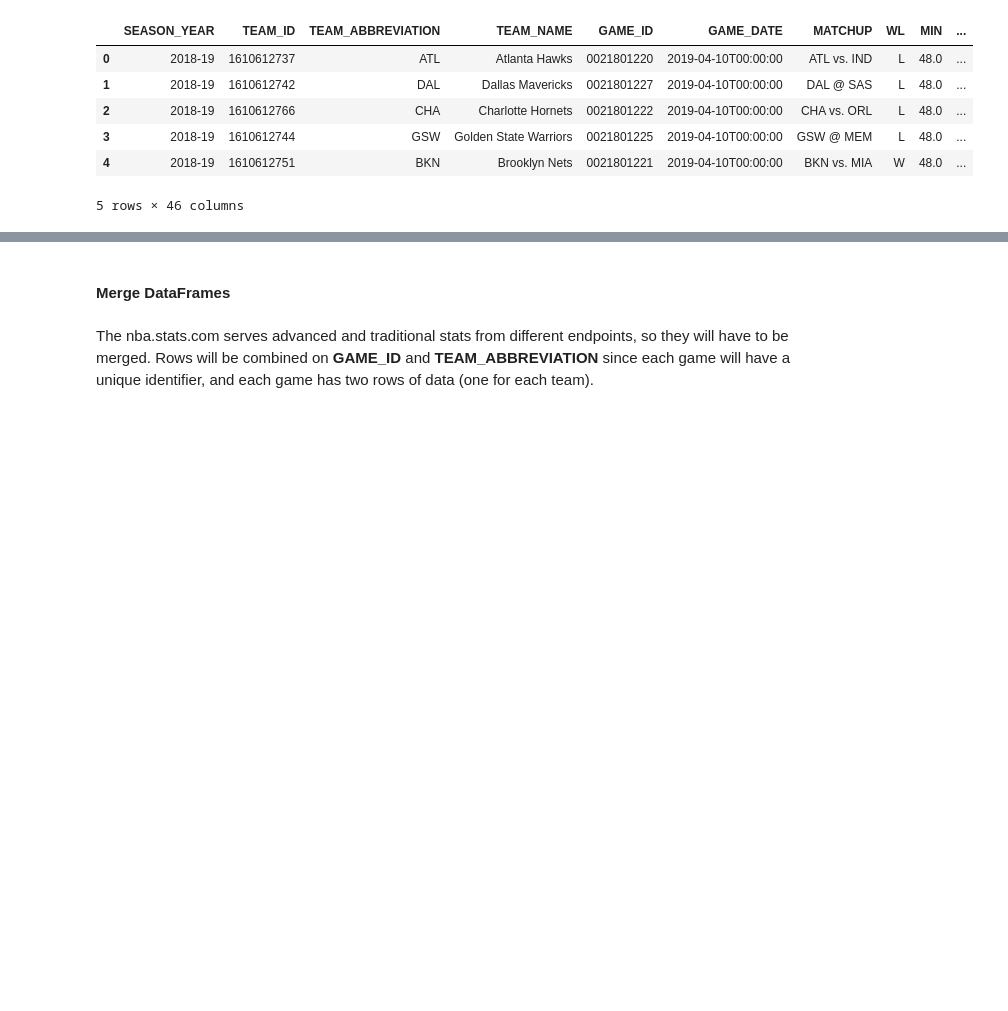
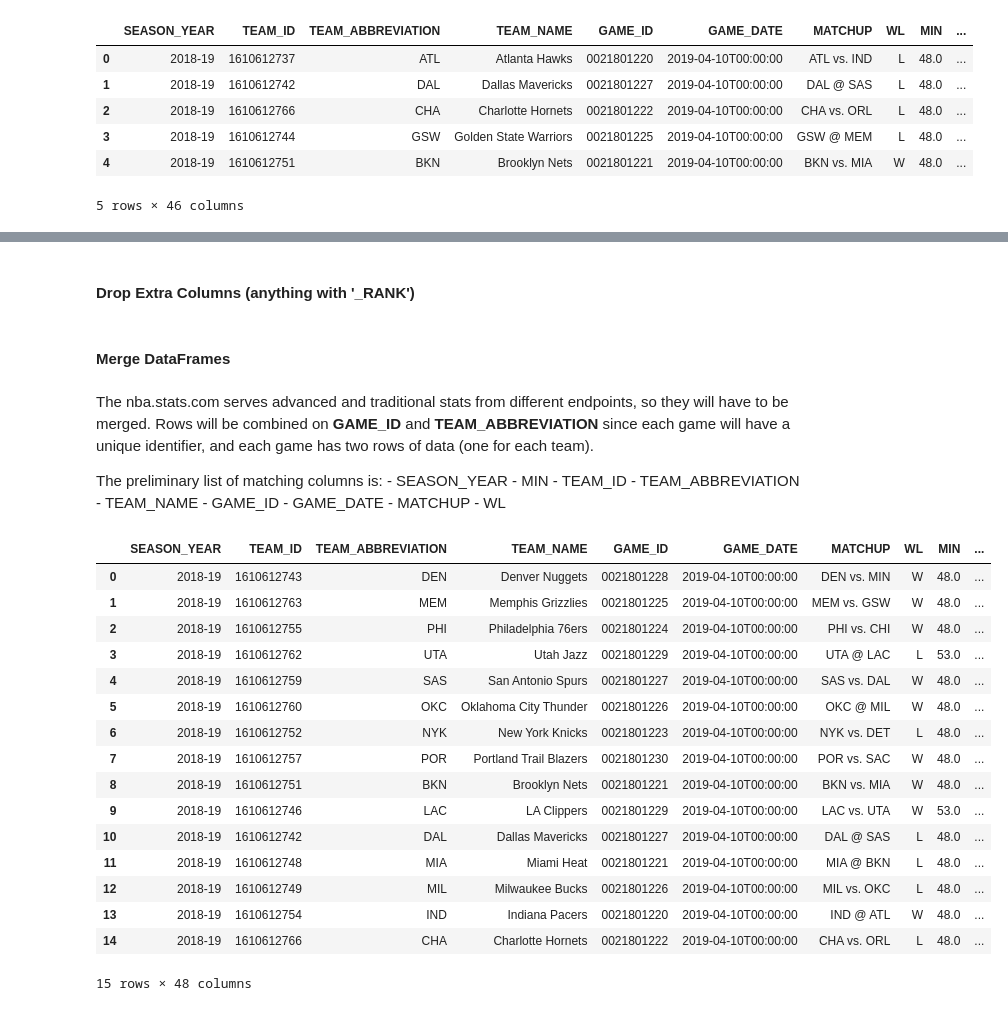
Before and after one commit to whitcrrd/mod03_project, a Jupyter notebook: api.ipynb, the cells around one changed output, grey strips where cells are left out. Saved outputs shown, nothing was run; the diff lists cells and outputs as text; code cells hidden in the pictures; blank space fills up the shorter version.

Commit message:
merged dfs

```diff
--- a/api.ipynb
+++ b/api.ipynb
@@ -99,0 +121,2 @@ nba_advanced_df.head(5)
+# %%
+nba_trad_df = nba_trad_df[nba_trad_df.columns.drop(list(nba_trad_df.filter(regex='_RANK')))]
@@ -99,0 +144,2 @@ nba_advanced_df.head(5)
+# %%
+nba_adv_df = nba_adv_df[nba_adv_df.columns.drop(list(nba_adv_df.filter(regex='_RANK')))]
@@ -100,4 +167,44 @@ nba_advanced_df.head(5)
+# %% [markdown]
+#### Drop Extra Columns (anything with '_RANK')
+# %%
+nba_trad_df = nba_trad_df[nba_trad_df.columns.drop(list(nba_trad_df.filter(regex='_RANK')))]
+nba_adv_df = nba_adv_df[nba_adv_df.columns.drop(list(nba_adv_df.filter(regex='_RANK')))]
 # %% [markdown]
 #### Merge DataFrames
 # %% [markdown]
 The nba.stats.com serves advanced and traditional stats from different endpoints, so they will have to be merged.  Rows will be combined on **GAME_ID** and **TEAM_ABBREVIATION** since each game will have a unique identifier, and each game has two rows of data (one for each team).
+
+The preliminary list of matching columns is:
+    - SEASON_YEAR
+    - MIN
+    - TEAM_ID
+    - TEAM_ABBREVIATION
+    - TEAM_NAME
+    - GAME_ID
+    - GAME_DATE
+    - MATCHUP
+    - WL
+# %%
+dup_columns = ["SEASON_YEAR", "MIN", "TEAM_ID", "TEAM_ABBREVIATION", "TEAM_NAME", "GAME_ID", "GAME_DATE", "MATCHUP", "WL"]
+merged = nba_trad_df.merge(nba_adv_df, how='inner', on=dup_columns)
+# merged = nba_trad_df.merge(nba_adv_df, how='inner', on=['GAME_ID', 'TEAM_ABBREVIATION', 'TEAM_NAME', 'GAME_DATE', 'MATCHUP'])
+# %%
+merged.head(15)
+# %% [output]
+|  | SEASON_YEAR | TEAM_ID | TEAM_ABBREVIATION | TEAM_NAME | GAME_ID | GAME_DATE | MATCHUP | WL | MIN | ... |
+| 0 | 2018-19 | 1610612743 | DEN | Denver Nuggets | 0021801228 | 2019-04-10T00:00:00 | DEN vs. MIN | W | 48.0 | ... |
+| 1 | 2018-19 | 1610612763 | MEM | Memphis Grizzlies | 0021801225 | 2019-04-10T00:00:00 | MEM vs. GSW | W | 48.0 | ... |
+| 2 | 2018-19 | 1610612755 | PHI | Philadelphia 76ers | 0021801224 | 2019-04-10T00:00:00 | PHI vs. CHI | W | 48.0 | ... |
+| 3 | 2018-19 | 1610612762 | UTA | Utah Jazz | 0021801229 | 2019-04-10T00:00:00 | UTA @ LAC | L | 53.0 | ... |
+| 4 | 2018-19 | 1610612759 | SAS | San Antonio Spurs | 0021801227 | 2019-04-10T00:00:00 | SAS vs. DAL | W | 48.0 | ... |
+| 5 | 2018-19 | 1610612760 | OKC | Oklahoma City Thunder | 0021801226 | 2019-04-10T00:00:00 | OKC @ MIL | W | 48.0 | ... |
+| 6 | 2018-19 | 1610612752 | NYK | New York Knicks | 0021801223 | 2019-04-10T00:00:00 | NYK vs. DET | L | 48.0 | ... |
+| 7 | 2018-19 | 1610612757 | POR | Portland Trail Blazers | 0021801230 | 2019-04-10T00:00:00 | POR vs. SAC | W | 48.0 | ... |
+| 8 | 2018-19 | 1610612751 | BKN | Brooklyn Nets | 0021801221 | 2019-04-10T00:00:00 | BKN vs. MIA | W | 48.0 | ... |
+| 9 | 2018-19 | 1610612746 | LAC | LA Clippers | 0021801229 | 2019-04-10T00:00:00 | LAC vs. UTA | W | 53.0 | ... |
+| 10 | 2018-19 | 1610612742 | DAL | Dallas Mavericks | 0021801227 | 2019-04-10T00:00:00 | DAL @ SAS | L | 48.0 | ... |
+| 11 | 2018-19 | 1610612748 | MIA | Miami Heat | 0021801221 | 2019-04-10T00:00:00 | MIA @ BKN | L | 48.0 | ... |
+| 12 | 2018-19 | 1610612749 | MIL | Milwaukee Bucks | 0021801226 | 2019-04-10T00:00:00 | MIL vs. OKC | L | 48.0 | ... |
+| 13 | 2018-19 | 1610612754 | IND | Indiana Pacers | 0021801220 | 2019-04-10T00:00:00 | IND @ ATL | W | 48.0 | ... |
+| 14 | 2018-19 | 1610612766 | CHA | Charlotte Hornets | 0021801222 | 2019-04-10T00:00:00 | CHA vs. ORL | L | 48.0 | ... |
+15 rows × 48 columns
```
Also changed, not shown: parts of 15 cells of this notebook.
